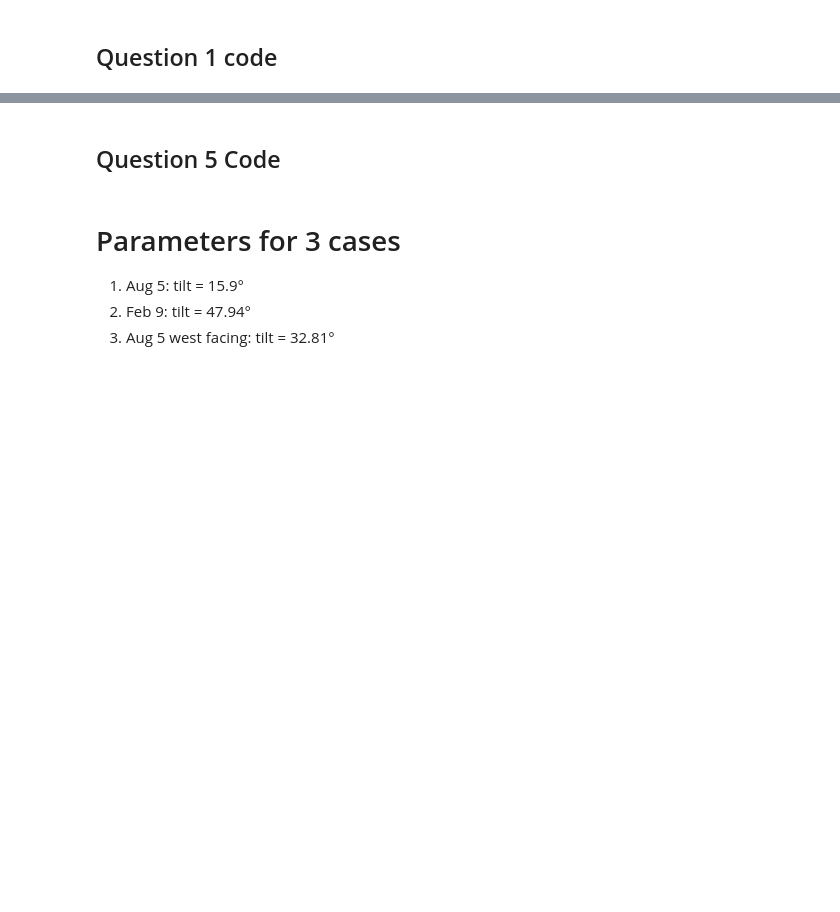
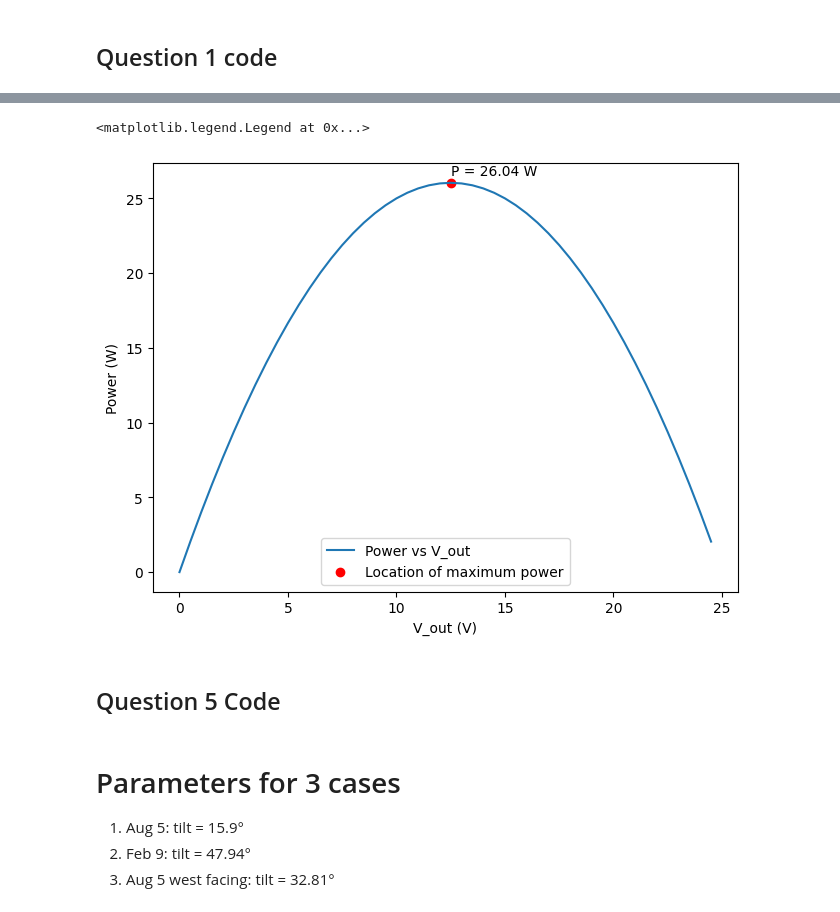
Before and after one commit to WeiLuya/mae119_code, a Jupyter notebook: hw1/MAE119_HW1.ipynb, the cells around one changed output, grey strips where cells are left out. Drawn from its saved outputs; the diff is of its cells as text; code cells hidden in the pictures; blank space fills up the shorter version.

```diff
--- a/hw1/MAE119_HW1.ipynb
+++ b/hw1/MAE119_HW1.ipynb
@@ -65,3 +63,15 @@ ax.legend(handles=[line, dot])
+# %%
+fig, ax = plt.subplots(layout='constrained')
+
+ax.plot(V_out, p, label='Power vs V_out')
+ax.scatter(V_out[max_idx], p[max_idx], label='Location of maximum power', color='red')
+ax.annotate('P = {0:0.2f} W'.format(round(p[max_idx], 2)), (V_out[max_idx], p[max_idx]+0.5))
+ax.set_xlabel('V_out (V)')
+ax.set_ylabel('Power (W)')
+ax.legend()
+# %% [output]
+<matplotlib.legend.Legend at 0x...>
+[figure, added]
 # %% [markdown]
 ## Question 5 Code
 # %% [markdown]
```
Also changed, not shown: parts of 5 cells of this notebook.
